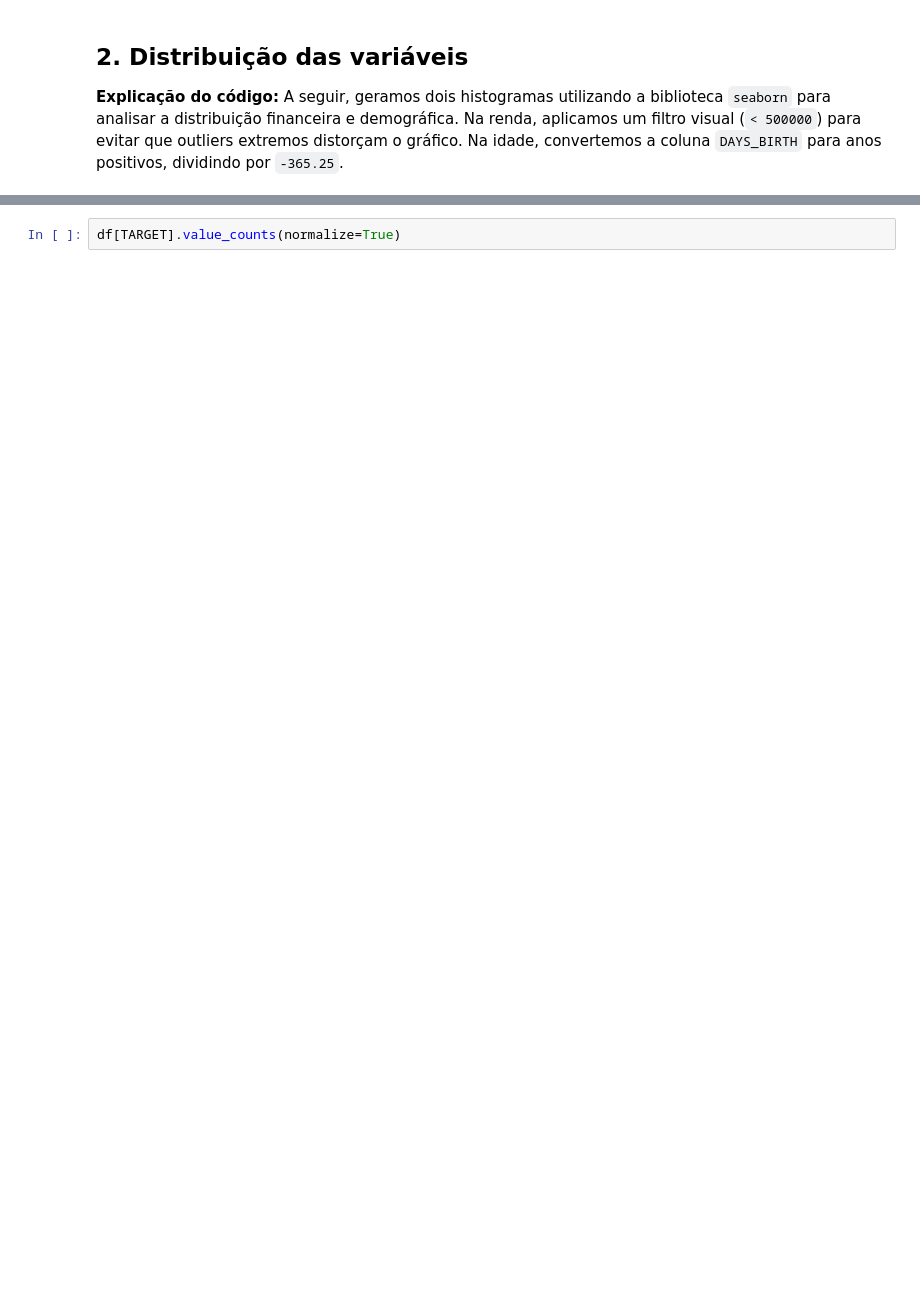
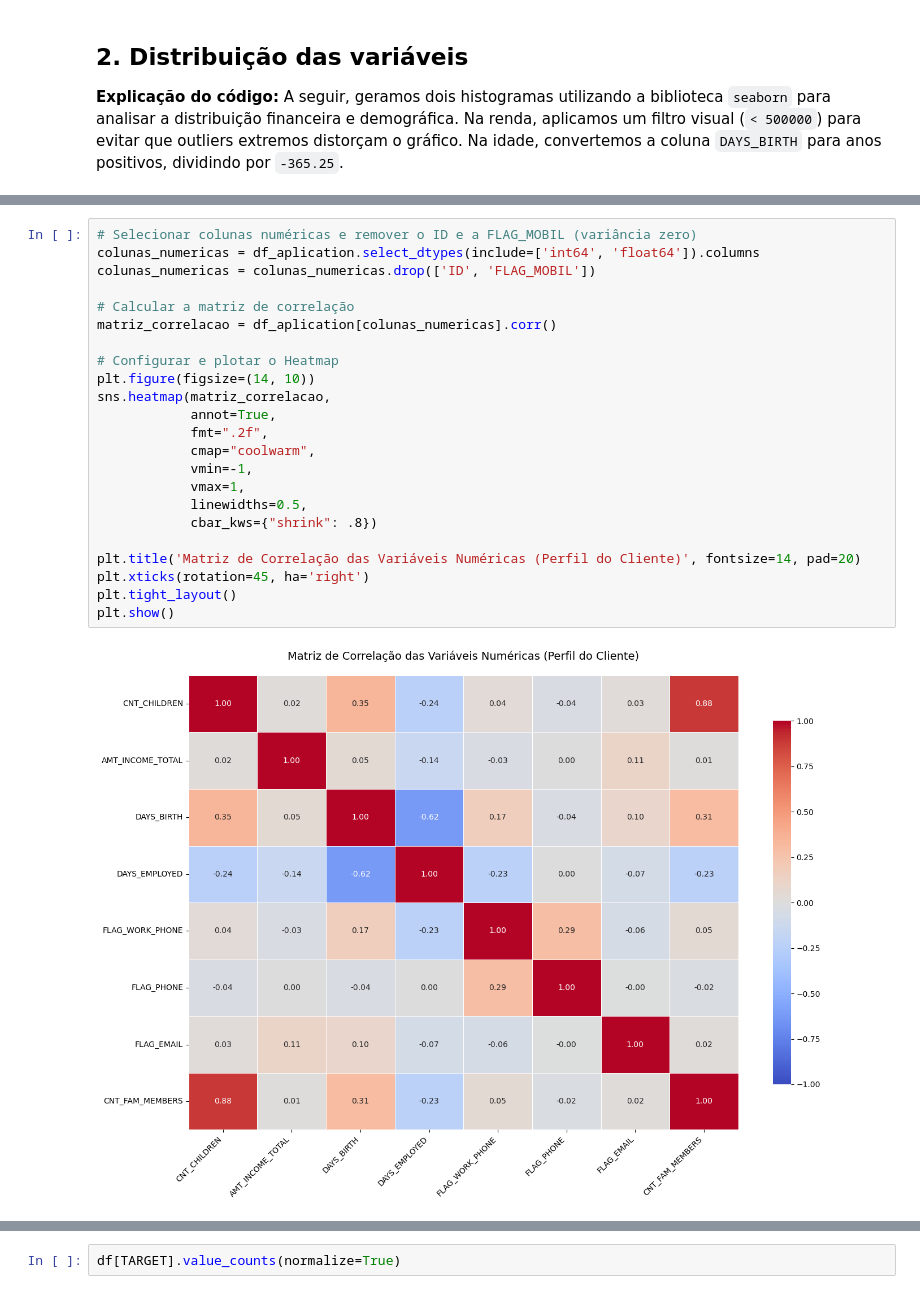
Before and after one commit to fagnermacedo/tech-challenge-fase2, a Jupyter notebook: notebooks/01_eda.ipynb, the cells around one changed output, grey strips where cells are left out. Saved outputs shown, nothing was run; the diff lists cells and outputs as text; blank space fills up the shorter version.

```diff
--- a/notebooks/01_eda.ipynb
+++ b/notebooks/01_eda.ipynb
@@ -237,0 +282,25 @@ plt.show()
+# %%
+# Selecionar colunas numéricas e remover o ID e a FLAG_MOBIL (variância zero)
+colunas_numericas = df_aplication.select_dtypes(include=['int64', 'float64']).columns
+colunas_numericas = colunas_numericas.drop(['ID', 'FLAG_MOBIL'])
+
+# Calcular a matriz de correlação
+matriz_correlacao = df_aplication[colunas_numericas].corr()
+
+# Configurar e plotar o Heatmap
+plt.figure(figsize=(14, 10))
+sns.heatmap(matriz_correlacao,
+            annot=True,
+            fmt=".2f",
+            cmap="coolwarm",
+            vmin=-1,
+            vmax=1,
+            linewidths=0.5,
+            cbar_kws={"shrink": .8})
+
+plt.title('Matriz de Correlação das Variáveis Numéricas (Perfil do Cliente)', fontsize=14, pad=20)
+plt.xticks(rotation=45, ha='right')
+plt.tight_layout()
+plt.show()
+# %% [output]
+[figure, added]
```
Also changed, not shown: parts of 27 cells of this notebook.
